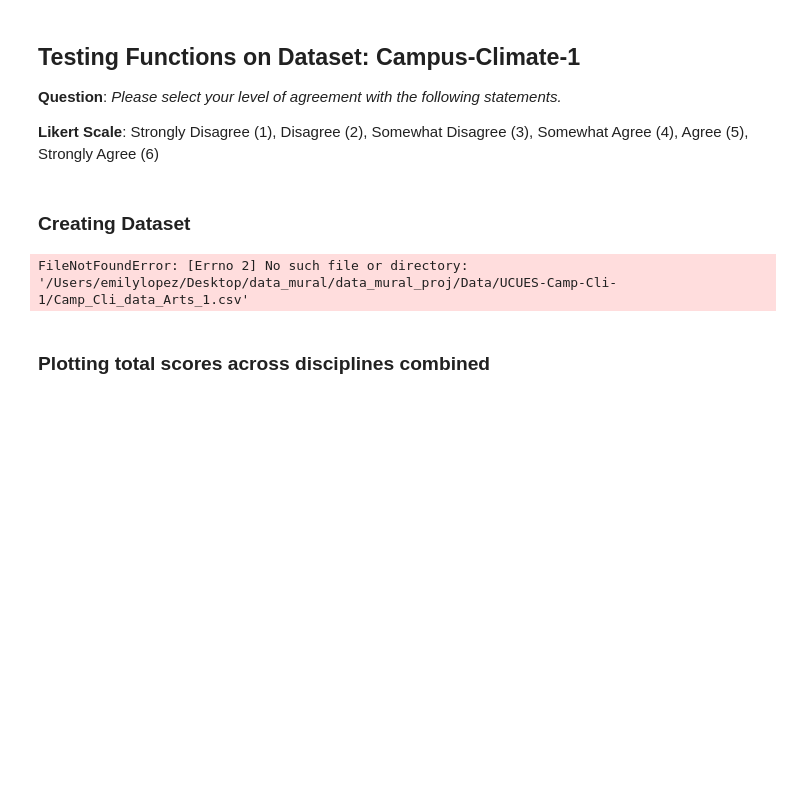
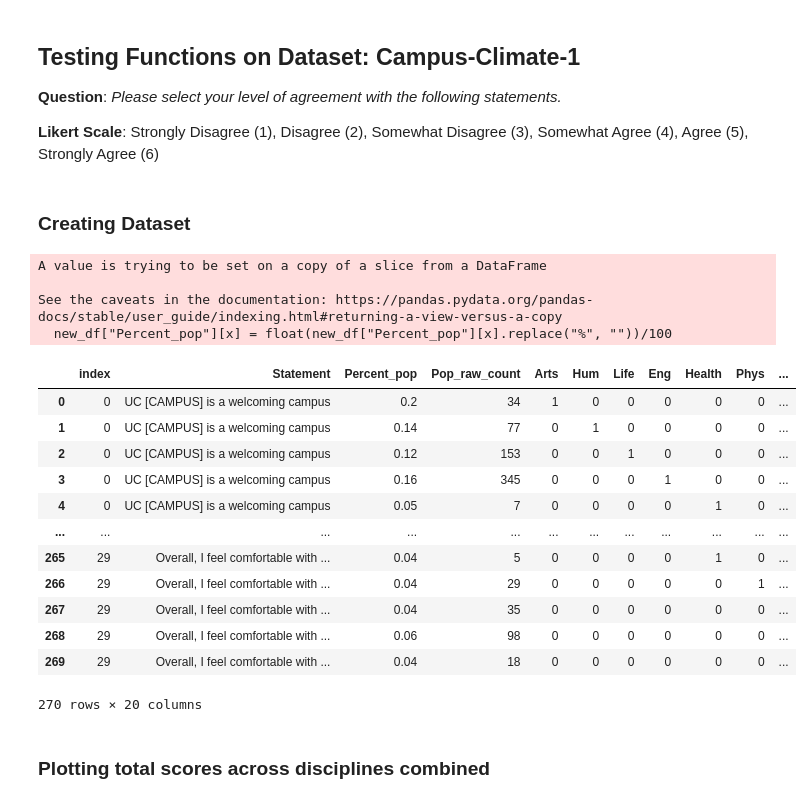
Before and after one commit to emilyslopez/Data_Mural_Project, a Jupyter notebook: Notebooks/Test1_streamlining_datasets_exploration.ipynb, the cells around one changed output. Cells and saved outputs as stored; diff of their text form; code cells hidden in the pictures; blank space fills up the shorter version.

```diff
--- a/Notebooks/Test1_streamlining_datasets_exploration.ipynb
+++ b/Notebooks/Test1_streamlining_datasets_exploration.ipynb
@@ -267,8 +334,27 @@ UCUES_dataset = "Camp-Cli-1"
 survey_section = "Camp_Cli"
 dataset = 1
 
-new_df = create_dataset(file_path, UCUES_dataset, survey_section, dataset)
+new_df = create_dataset_2(file_path, UCUES_dataset, survey_section, dataset)
 # %% [output]
-FileNotFoundError: [Errno 2] No such file or directory: '/Users/emilylopez/Desktop/data_mural/data_mural_proj/Data/UCUES-Camp-Cli-1/Camp_Cli_data_Arts_1.csv'
+A value is trying to be set on a copy of a slice from a DataFrame
+
+See the caveats in the documentation: https://pandas.pydata.org/pandas-docs/stable/user_guide/indexing.html#returning-a-view-versus-a-copy
+  new_df["Percent_pop"][x] = float(new_df["Percent_pop"][x].replace("%", ""))/100
+# %%
+new_df
+# %% [output]
+|  | index | Statement | Percent_pop | Pop_raw_count | Arts | Hum | Life | Eng | Health | Phys | ... |
+| 0 | 0 | UC [CAMPUS] is a welcoming campus | 0.2 | 34 | 1 | 0 | 0 | 0 | 0 | 0 | ... |
+| 1 | 0 | UC [CAMPUS] is a welcoming campus | 0.14 | 77 | 0 | 1 | 0 | 0 | 0 | 0 | ... |
+| 2 | 0 | UC [CAMPUS] is a welcoming campus | 0.12 | 153 | 0 | 0 | 1 | 0 | 0 | 0 | ... |
+| 3 | 0 | UC [CAMPUS] is a welcoming campus | 0.16 | 345 | 0 | 0 | 0 | 1 | 0 | 0 | ... |
+| 4 | 0 | UC [CAMPUS] is a welcoming campus | 0.05 | 7 | 0 | 0 | 0 | 0 | 1 | 0 | ... |
+| ... | ... | ... | ... | ... | ... | ... | ... | ... | ... | ... | ... |
+| 265 | 29 | Overall, I feel comfortable with ... | 0.04 | 5 | 0 | 0 | 0 | 0 | 1 | 0 | ... |
+| 266 | 29 | Overall, I feel comfortable with ... | 0.04 | 29 | 0 | 0 | 0 | 0 | 0 | 1 | ... |
+| 267 | 29 | Overall, I feel comfortable with ... | 0.04 | 35 | 0 | 0 | 0 | 0 | 0 | 0 | ... |
+| 268 | 29 | Overall, I feel comfortable with ... | 0.06 | 98 | 0 | 0 | 0 | 0 | 0 | 0 | ... |
+| 269 | 29 | Overall, I feel comfortable with ... | 0.04 | 18 | 0 | 0 | 0 | 0 | 0 | 0 | ... |
+270 rows × 20 columns
 # %% [markdown]
 ### Plotting total scores across disciplines combined
```
Also changed, not shown: parts of 9 cells of this notebook.
